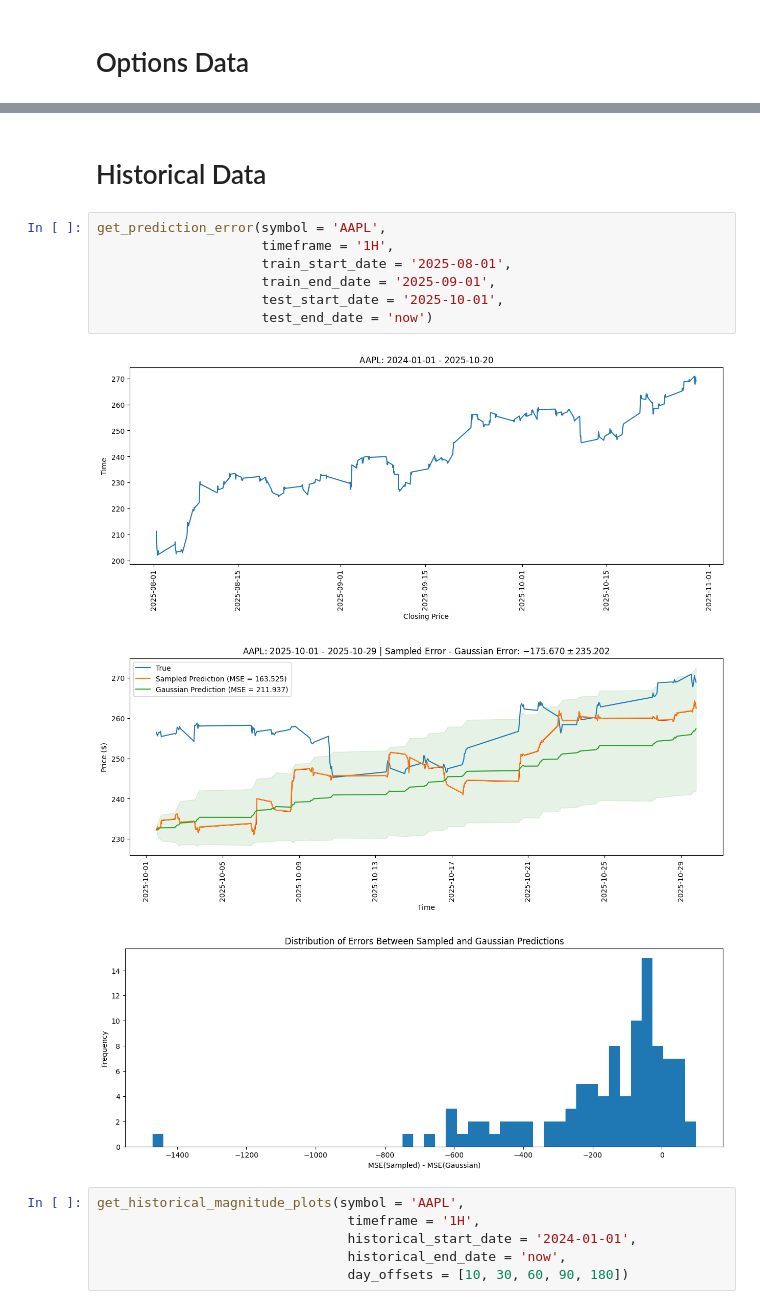
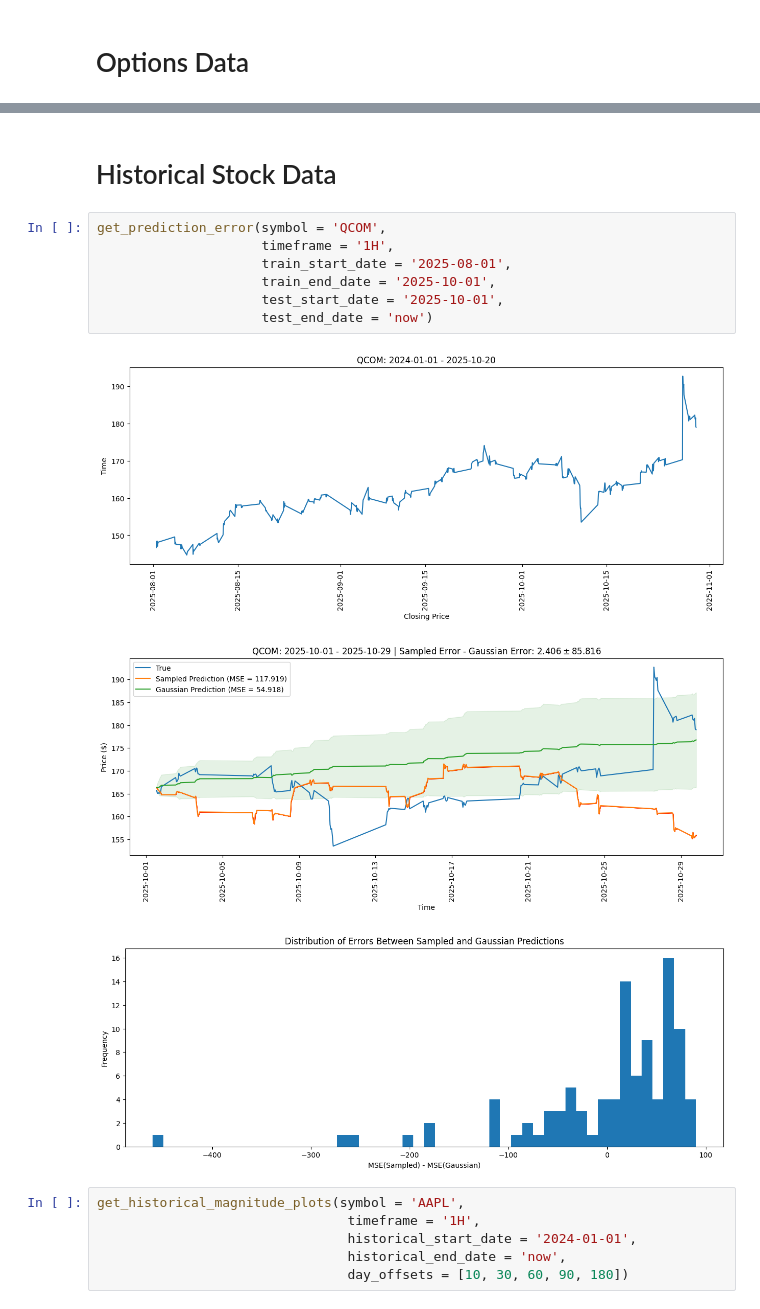
Before and after one commit to Omairss/spectral_nature, a Jupyter notebook: notebooks/alpaca_playbook.ipynb, the cells around one changed output, grey strips where cells are left out. Cells and saved outputs as stored; diff of their text form.

```diff
--- a/notebooks/alpaca_playbook.ipynb
+++ b/notebooks/alpaca_playbook.ipynb
@@ -150,16 +189,16 @@ Order Successfully Completed
 # %% [markdown]
-# Historical Data
+# Historical Stock Data
 # %%
-get_prediction_error(symbol = 'AAPL',
+get_prediction_error(symbol = 'QCOM',
                      timeframe = '1H',
                      train_start_date = '2025-08-01',
-                     train_end_date = '2025-09-01',
+                     train_end_date = '2025-10-01',
                      test_start_date = '2025-10-01',
                      test_end_date = 'now')
 # %% [output]
-[figure, old version]
+[figure, new version]
-[figure, old version]
+[figure, new version]
-[figure, old version]
+[figure, new version]
 # %%
 get_historical_magnitude_plots(symbol = 'AAPL',
                                 timeframe = '1H',
```
Also changed, not shown: parts of 15 cells of this notebook, 2 other files.
